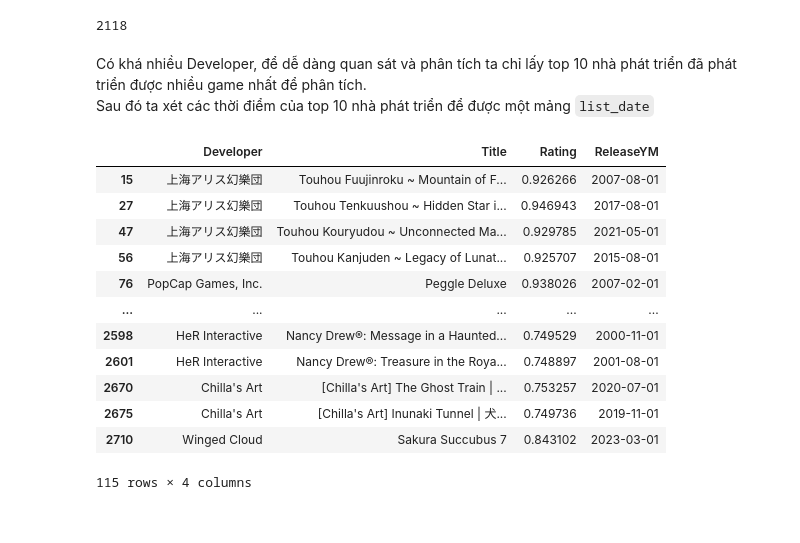
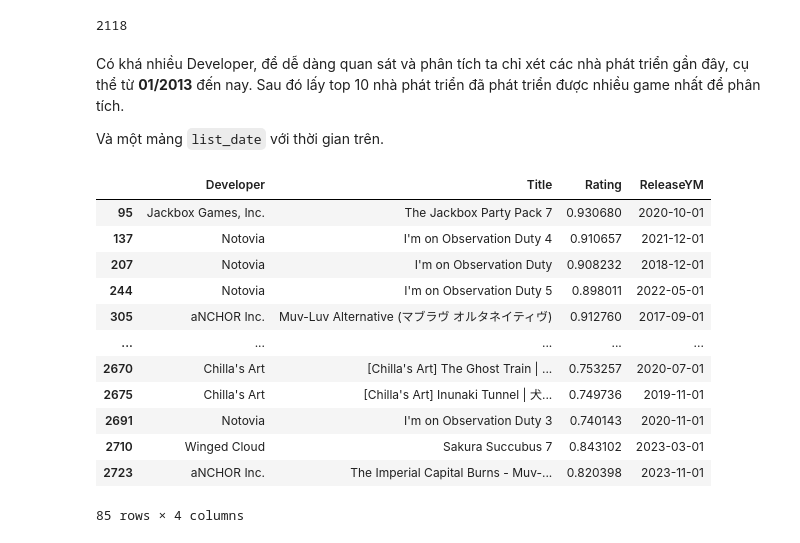
Before and after one commit to cheesepp/steam_game_ratings, a Jupyter notebook: EDA.ipynb, the cells around one changed output. Cells and saved outputs as stored; diff of their text form; code cells hidden in the pictures.

```diff
--- a/EDA.ipynb
+++ b/EDA.ipynb
@@ -35,35 +35,39 @@ len(dev_df)
 # %% [output]
 2118
 # %% [markdown]
-Có khá nhiều Developer, để dễ dàng quan sát và phân tích ta chỉ lấy top 10 nhà phát triển đã phát triển được nhiều game nhất để phân tích.
-Sau đó ta xét các thời điểm của top 10 nhà phát triển để được một mảng `list_date`
+Có khá nhiều Developer, để dễ dàng quan sát và phân tích ta chỉ xét các nhà phát triển gần đây, cụ thể từ **01/2013** đến nay. Sau đó lấy top 10 nhà phát triển đã phát triển được nhiều game nhất để phân tích.
+
+Và một mảng `list_date` với thời gian trên.
 # %%
+# Release date from 2013-01
+steam_df = steam_df[(steam_df['ReleaseYear'] >= 2017)]
+
 # Top 10 Developer
-top10_dev_df = dev_df.nlargest(10)
+top10_dev_df = steam_df['Developer'].value_counts().nlargest(10)
 top10_dev_df = steam_df[steam_df['Developer'].isin(top10_dev_df.index)][['Developer', 'Title', 'ReleaseYear', 'ReleaseMonth', 'Rating']]
+
+top10_dev_df['ReleaseYear'] = top10_dev_df['ReleaseYear'].astype(str)
+top10_dev_df['ReleaseMonth'] = top10_dev_df['ReleaseMonth'].astype(str)
+
+# Combine 'year' and 'month' and convert to datetime
+top10_dev_df['ReleaseYM'] = pd.to_datetime(top10_dev_df['ReleaseYear'] + top10_dev_df['ReleaseMonth'], format='%Y%m')
+
+top10_dev_df.drop(['ReleaseYear', 'ReleaseMonth'], axis=1, inplace=True)
+top10_dev_df
+# %% [output]
+|  | Developer | Title | Rating | ReleaseYM |
+| 95 | Jackbox Games, Inc. | The Jackbox Party Pack 7 | 0.930680 | 2020-10-01 |
+| 137 | Notovia | I'm on Observation Duty 4 | 0.910657 | 2021-12-01 |
+| 207 | Notovia | I'm on Observation Duty | 0.908232 | 2018-12-01 |
+| 244 | Notovia | I'm on Observation Duty 5 | 0.898011 | 2022-05-01 |
+| 305 | aNCHOR Inc. | Muv-Luv Alternative (マブラヴ オルタネイティヴ) | 0.912760 | 2017-09-01 |
+| ... | ... | ... | ... | ... |
+| 2670 | Chilla's Art | [Chilla's Art] The Ghost Train | ... | 0.753257 | 2020-07-01 |
+| 2675 | Chilla's Art | [Chilla's Art] Inunaki Tunnel | 犬... | 0.749736 | 2019-11-01 |
+| 2691 | Notovia | I'm on Observation Duty 3 | 0.740143 | 2020-11-01 |
+| 2710 | Winged Cloud | Sakura Succubus 7 | 0.843102 | 2023-03-01 |
+| 2723 | aNCHOR Inc. | The Imperial Capital Burns - Muv-... | 0.820398 | 2023-11-01 |
+85 rows × 4 columns
-# %%
-top10_dev_df['ReleaseYear'] = top10_dev_df['ReleaseYear'].astype(str)
-top10_dev_df['ReleaseMonth'] = top10_dev_df['ReleaseMonth'].astype(str)
-
-# Combine 'year' and 'month' and convert to datetime
-top10_dev_df['ReleaseYM'] = pd.to_datetime(top10_dev_df['ReleaseYear'] + top10_dev_df['ReleaseMonth'], format='%Y%m')
-
-top10_dev_df.drop(['ReleaseYear', 'ReleaseMonth'], axis=1, inplace=True)
-top10_dev_df
-# %% [output]
-|  | Developer | Title | Rating | ReleaseYM |
-| 15 | 上海アリス幻樂団 | Touhou Fuujinroku ~ Mountain of F... | 0.926266 | 2007-08-01 |
-| 27 | 上海アリス幻樂団 | Touhou Tenkuushou ~ Hidden Star i... | 0.946943 | 2017-08-01 |
-| 47 | 上海アリス幻樂団 | Touhou Kouryudou ~ Unconnected Ma... | 0.929785 | 2021-05-01 |
-| 56 | 上海アリス幻樂団 | Touhou Kanjuden ~ Legacy of Lunat... | 0.925707 | 2015-08-01 |
-| 76 | PopCap Games, Inc. | Peggle Deluxe | 0.938026 | 2007-02-01 |
-| ... | ... | ... | ... | ... |
-| 2598 | HeR Interactive | Nancy Drew®: Message in a Haunted... | 0.749529 | 2000-11-01 |
-| 2601 | HeR Interactive | Nancy Drew®: Treasure in the Roya... | 0.748897 | 2001-08-01 |
-| 2670 | Chilla's Art | [Chilla's Art] The Ghost Train | ... | 0.753257 | 2020-07-01 |
-| 2675 | Chilla's Art | [Chilla's Art] Inunaki Tunnel | 犬... | 0.749736 | 2019-11-01 |
-| 2710 | Winged Cloud | Sakura Succubus 7 | 0.843102 | 2023-03-01 |
-115 rows × 4 columns
 # %%
 tmp = top10_dev_df.groupby('Developer')
 chillas_art_df = tmp.get_group('Chilla\'s Art').sort_values(by=['ReleaseYM'])
```
Also changed, not shown: parts of 4 cells of this notebook.
